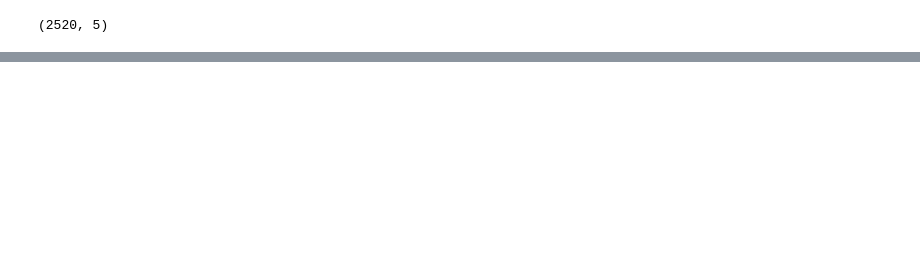
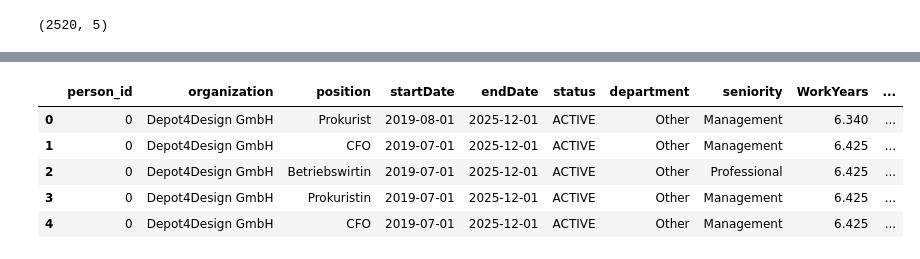
Before and after one commit to E-tech-coder/DataScienceCapstoneProject, a Jupyter notebook: RuleBasedSeniority.ipynb, the cells around one changed output, grey strips where cells are left out. Drawn from its saved outputs; the diff is of its cells as text; code cells hidden in the pictures; blank space fills up the shorter version.

```diff
--- a/RuleBasedSeniority.ipynb
+++ b/RuleBasedSeniority.ipynb
@@ -247,2 +253,11 @@ len(df[df["seniority"]==df["TFIDF-seniority"]])/len(df)
 # %%
 df.to_csv('/content/DataScienceCapstoneProject/seniorityPredict.csv', sep = ";")
+# %%
+df.head()
+# %% [output]
+|  | person_id | organization | position | startDate | endDate | status | department | seniority | WorkYears | ... |
+| 0 | 0 | Depot4Design GmbH | Prokurist | 2019-08-01 | 2025-12-01 | ACTIVE | Other | Management | 6.340 | ... |
+| 1 | 0 | Depot4Design GmbH | CFO | 2019-07-01 | 2025-12-01 | ACTIVE | Other | Management | 6.425 | ... |
+| 2 | 0 | Depot4Design GmbH | Betriebswirtin | 2019-07-01 | 2025-12-01 | ACTIVE | Other | Professional | 6.425 | ... |
+| 3 | 0 | Depot4Design GmbH | Prokuristin | 2019-07-01 | 2025-12-01 | ACTIVE | Other | Management | 6.425 | ... |
+| 4 | 0 | Depot4Design GmbH | CFO | 2019-07-01 | 2025-12-01 | ACTIVE | Other | Management | 6.425 | ... |
```
Also changed, not shown: parts of 10 cells of this notebook.
